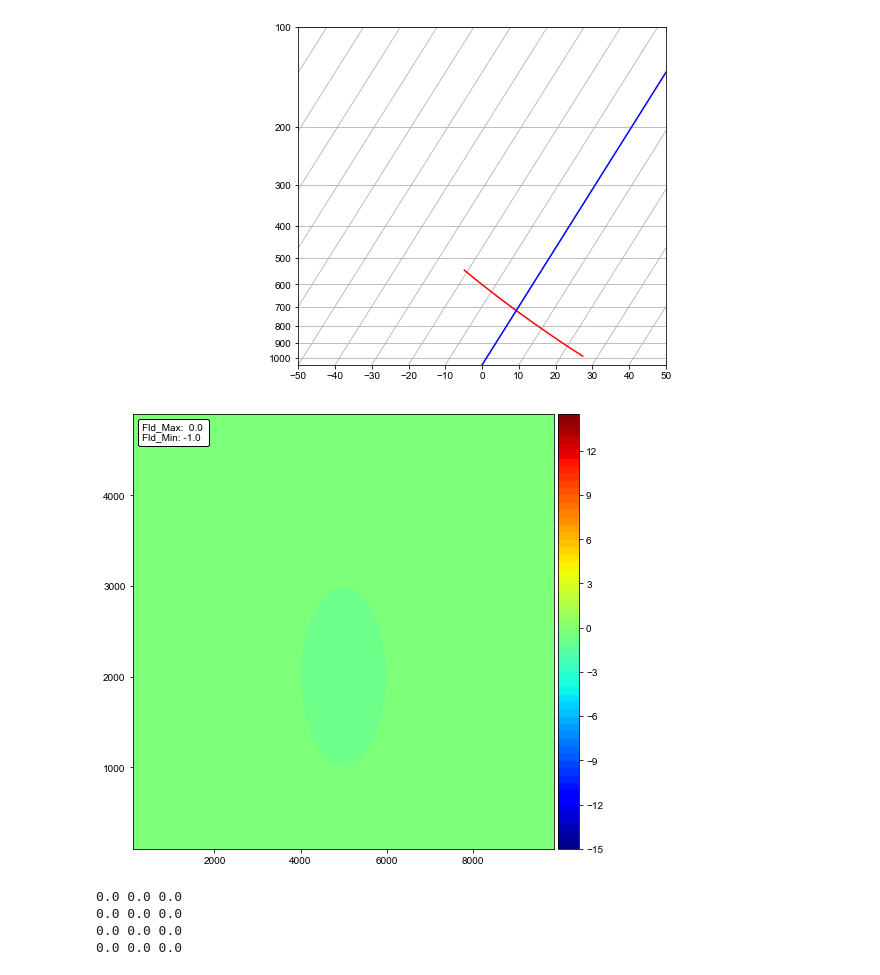
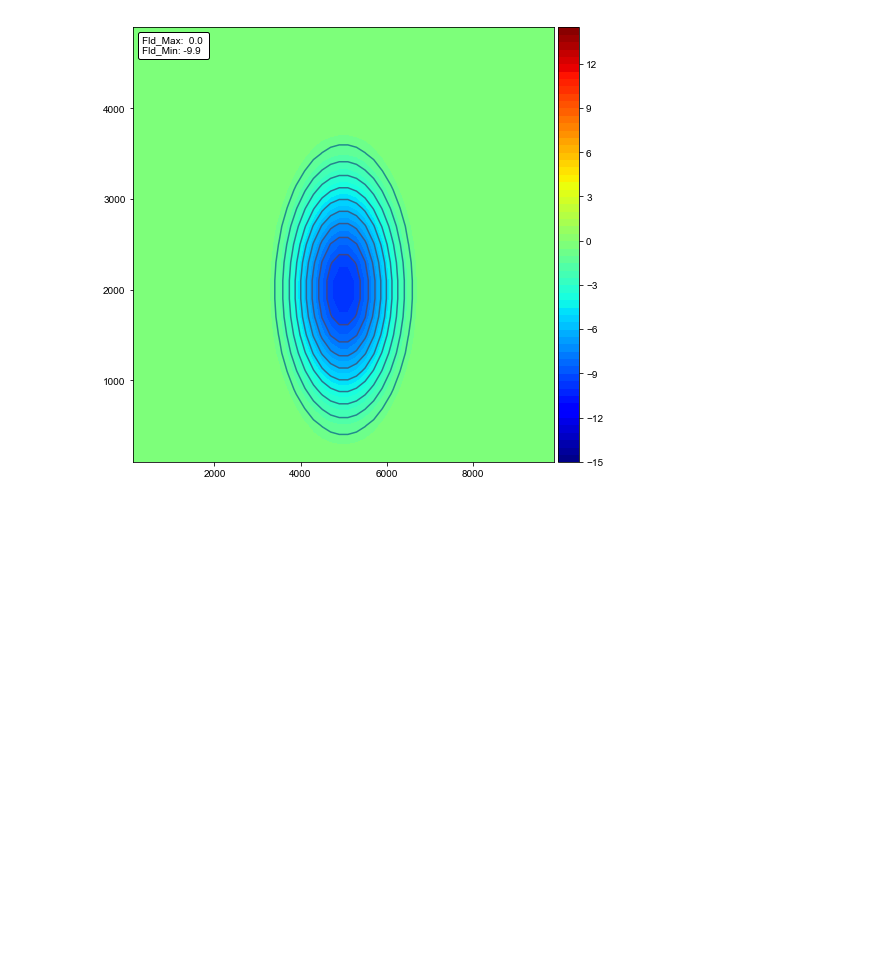
Before and after one commit to louiswicker/my_IPythonNotebooks, a Jupyter notebook: cloud2d/2D_CloudModel.ipynb, the cells around one changed output. Cells and saved outputs as stored; diff of their text form; code cells hidden in the pictures; blank space fills up the shorter version.

Commit message:
Cloud2d code is now working mostly.  Rearranged some codes snippets for printing and plotting

```diff
--- a/cloud2d/2D_CloudModel.ipynb
+++ b/cloud2d/2D_CloudModel.ipynb
@@ -2,7 +2,7 @@
 import matplotlib.cm as cm
 from mpl_toolkits.axes_grid1 import make_axes_locatable
 import mySkewt
-import plot2d
+from cloud2d_utils import plotXZ, printXZ
 
 _nz     = 25
 _nx     = 50
@@ -10,18 +10,20 @@ _width  = 10000.
 _height = 5000.
 
 # parameters for the initial forcing
-_fmag   = -1.
+_fmag   = -10.
 _xcenter = 5000.
 _zcenter = 2000.
 _radius  = 2000.
 
 # Set up some parameters
 rk3       = [0.33333333, 0.5, 1.0]
-dt        = 2.0
+dt        = 1.0
 nsmall    = 6
 dts       = dt / nsmall
-cssq      = 75.*75.
-integrate = 100.
+cssq      = 300.**2
+nprint    = 10
+nplot     = 50
+integrate = 300.
 nstep     = np.int(integrate/dt)
 grav      = 9.806
 Cp        = 1004.
@@ -143,46 +145,36 @@ cloud_time = np.zeros((nstep,))
 
 pi00, th00, qv00, p00, t00, td00, r00 = sounding(gzc, type='adiabatic')
 
 # plot skewt
-mySkewt.SkewPlot(p00/100., t00, td00)
+#mySkewt.SkewPlot(p00/100., t00, td00)
 
 # Initialize 2D variables
 
 # W
 w0  = np.zeros((_nz+1, _nx))
 w1  = np.zeros((_nz+1, _nx))
 fw  = np.zeros((_nz+1, _nx))
 
 # U
 u0  = np.zeros((_nz, _nx+1))
 u1  = np.zeros((_nz, _nx+1))
 fu  = np.zeros((_nz, _nx+1))
 
 # perturbation pressure
 p0  = np.zeros((_nz, _nx))
 p1  = np.zeros((_nz, _nx))
 
 # theta
 t0  = np.ones((_nz, _nx)) * th00.reshape(_nz,1)
 t1  = np.ones((_nz, _nx)) * th00.reshape(_nz,1)
 ft   = np.zeros((_nz, _nx))
 
 t0 = init_theta(t0, gxc, gzc)
 t1 = init_theta(t1, gxc, gzc)
 
-plot2d.plotXZ(gxc, gzc, t0, th_clevels, basestate=th00, showplot=True, saveplot="figure1")
-
-print 0.0, w1.max(), w1.min()
-print 0.0, u1.max(), u1.min()
-print 0.0, p1.max(), p1.min()
-print 0.0, fw.max(), fw.min()
+plotXZ(gxc, gzc, t0, th_clevels, basestate=th00, showplot=True, saveplot="figure1")
 # %% [output]
-[figure, old version]
+[figure, new version]
-[figure, removed]
-0.0 0.0 0.0
-0.0 0.0 0.0
-0.0 0.0 0.0
-0.0 0.0 0.0
 # %%
 # Routines for solving the System
 
```
Also changed, not shown: parts of 4 cells of this notebook, 2 other files.
